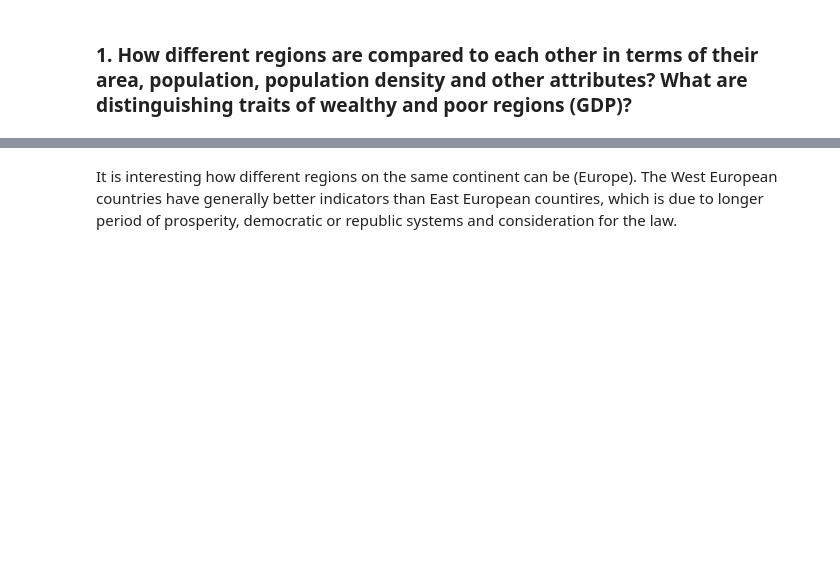
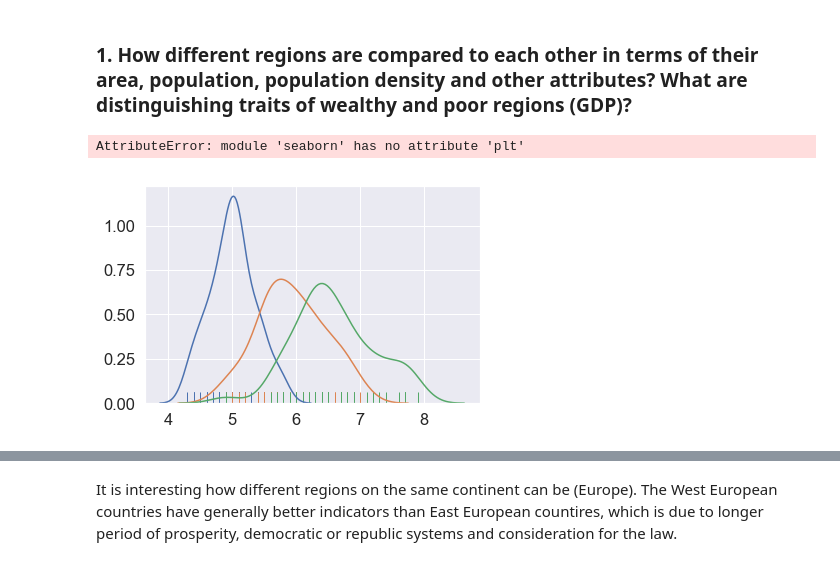
Before and after one commit to ksatola/Countries-of-the-World, a Jupyter notebook: EDA.ipynb, the cells around one changed output, grey strips where cells are left out. Saved outputs shown, nothing was run; the diff lists cells and outputs as text; code cells hidden in the pictures; blank space fills up the shorter version.

```diff
--- a/EDA.ipynb
+++ b/EDA.ipynb
@@ -576,3 +576,34 @@ df[df.netmigr.isnull()]
 # answer the questions
 # %% [markdown]
 ### 1. How different regions are compared to each other in terms of their area, population, population density and other attributes? What are distinguishing traits of wealthy and poor regions (GDP)?
+# %%
+sns.set(style="darkgrid",font_scale=1.5)
+f, axes = plt.subplots(2,2,figsize=(15,10))
+
+sns.distplot(world.infant_mortality,bins=20,kde=False,color="y",ax=axes[0,0])
+sns.distplot(world.gdp,hist=False,rug=True,color="r",ax=axes[0,1])
+sns.distplot(world.birthrate,hist=False,color="g",kde_kws={"shade":True},ax=axes[1,0])
+sns.distplot(world.deathrate,color="m",ax=axes[1,1])
+# %%
+import numpy as np
+import pandas as pd
+from sklearn.datasets import load_iris
+import seaborn as sns
+
+iris = load_iris()
+iris = pd.DataFrame(data=np.c_[iris['data'], iris['target']],
+                    columns=iris['feature_names'] + ['target'])
+
+# Sort the dataframe by target
+target_0 = iris.loc[iris['target'] == 0]
+target_1 = iris.loc[iris['target'] == 1]
+target_2 = iris.loc[iris['target'] == 2]
+
+sns.distplot(target_0[['sepal length (cm)']], hist=False, rug=True)
+sns.distplot(target_1[['sepal length (cm)']], hist=False, rug=True)
+sns.distplot(target_2[['sepal length (cm)']], hist=False, rug=True)
+
+sns.plt.show()
+# %% [output]
+AttributeError: module 'seaborn' has no attribute 'plt'
+[figure, added]
```
Also changed, not shown: parts of 2 cells of this notebook.
